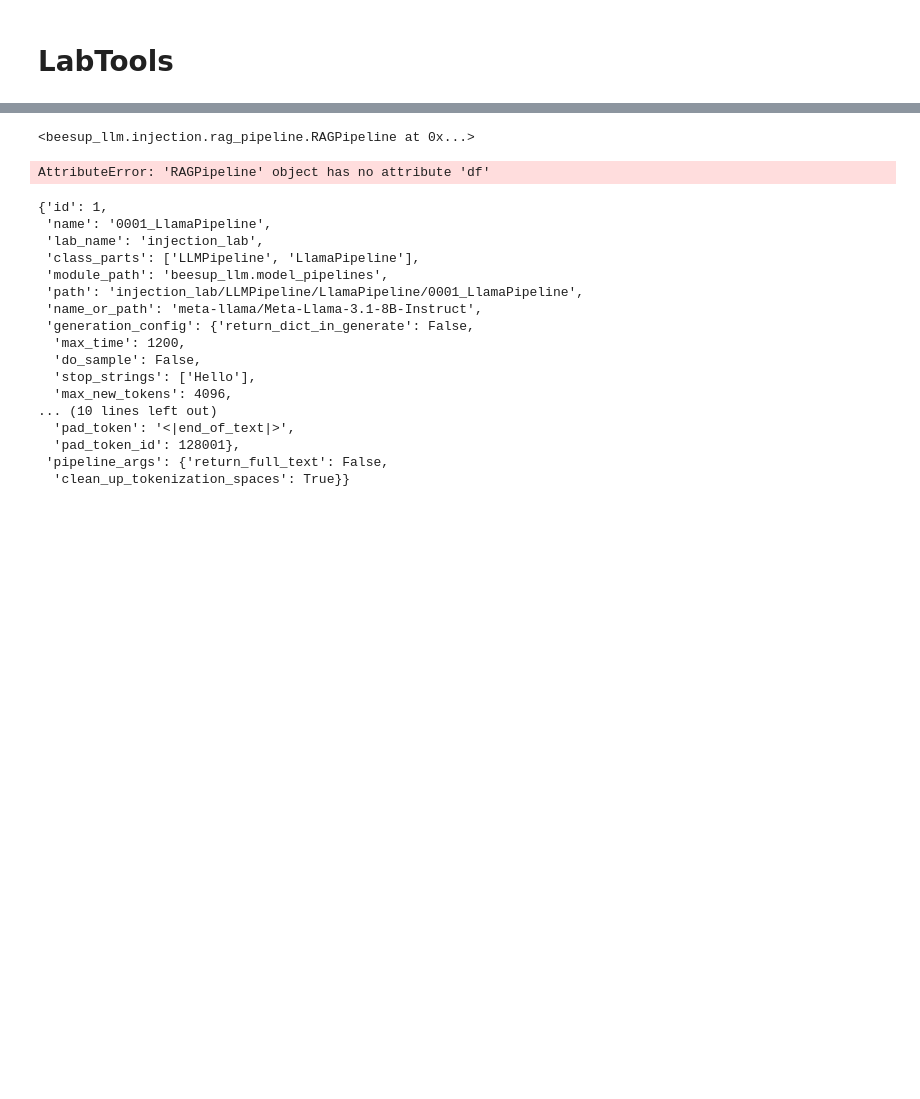
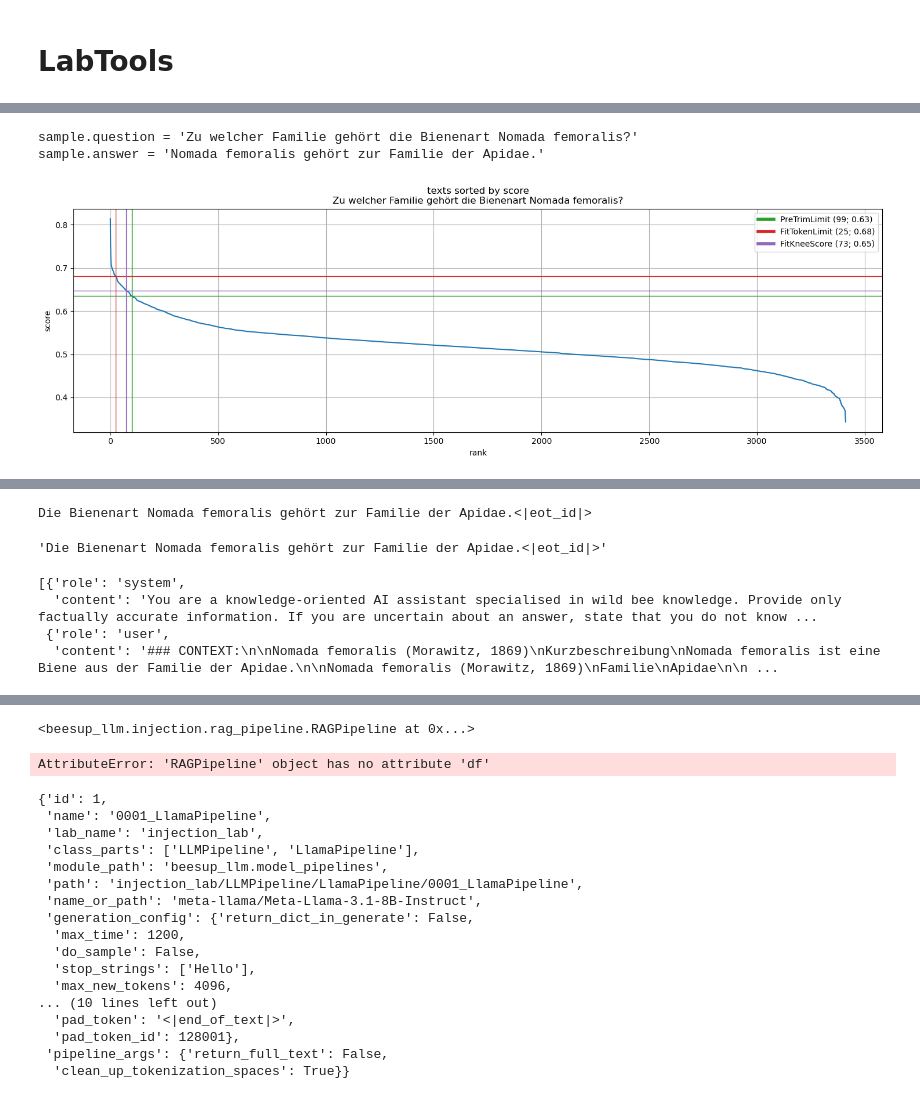
Before and after one commit to fee1ix/beesup_injection_lab, a Jupyter notebook: experiment_notebook.ipynb, the cells around one changed output, grey strips where cells are left out. Cells and saved outputs as stored; diff of their text form; code cells hidden in the pictures; blank space fills up the shorter version.

```diff
--- a/experiment_notebook.ipynb
+++ b/experiment_notebook.ipynb
@@ -246,3 +156,0 @@ llm_pipe.spawn()
-# %%
-llm_pipe=LlamaPipeline(-1)
-llm_pipe.get_config()
@@ -309,7 +198,8 @@ set_debug()
 # %%
 rag_pipe=RAGPipeline(
-    llm_pipe=LlamaPipeline(-1,max_new_tokens=2005),
-    dataset=Datahandle(2),
-    selectors=[PreTrimLimit()])
+    label='bee_expert',
+    llm_pipe=llm_pipe,
+    data=Datahandle(-1),
+    selectors=[PreTrimLimit(100),FitTokenLimit(1000), FitKneeScore()])
 rag_pipe.config
 # %% [output]
@@ -359,0 +239,3 @@ vars(rag_pipe)
+# %%
+evaluator_df=Evaluator(6).df
+evaluator_df
@@ -359,0 +250,12 @@ vars(rag_pipe)
+# %%
+sample=evaluator_df.sample(1).iloc[0]
+print(f"{sample.question = }")
+print(f"{sample.answer = }")
+# %% [output]
+sample.question = 'Zu welcher Familie gehört die Bienenart Nomada femoralis?'
+sample.answer = 'Nomada femoralis gehört zur Familie der Apidae.'
+# %%
+response=rag_pipe(sample, stream=True, verbose=True)
+response
+# %% [output]
+[figure, added]
@@ -359,0 +279,9 @@ vars(rag_pipe)
+Die Bienenart Nomada femoralis gehört zur Familie der Apidae.<|eot_id|>
+'Die Bienenart Nomada femoralis gehört zur Familie der Apidae.<|eot_id|>'
+# %%
+rag_pipe._prompt_messages
+# %% [output]
+[{'role': 'system',
+  'content': 'You are a knowledge-oriented AI assistant specialised in wild bee knowledge. Provide only factually accurate information. If you are uncertain about an answer, state that you do not know ...
+ {'role': 'user',
+  'content': '### CONTEXT:\n\nNomada femoralis (Morawitz, 1869)\nKurzbeschreibung\nNomada femoralis ist eine Biene aus der Familie der Apidae.\n\nNomada femoralis (Morawitz, 1869)\nFamilie\nApidae\n\n ...
```
Also changed, not shown: parts of 67 cells of this notebook, 3 other files.
